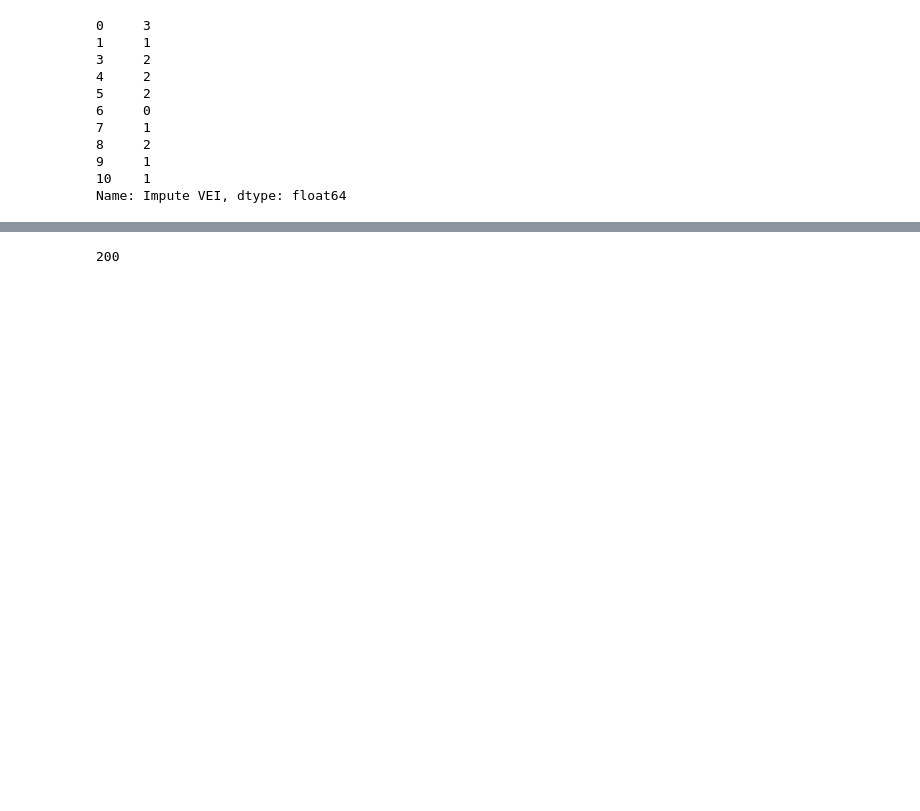
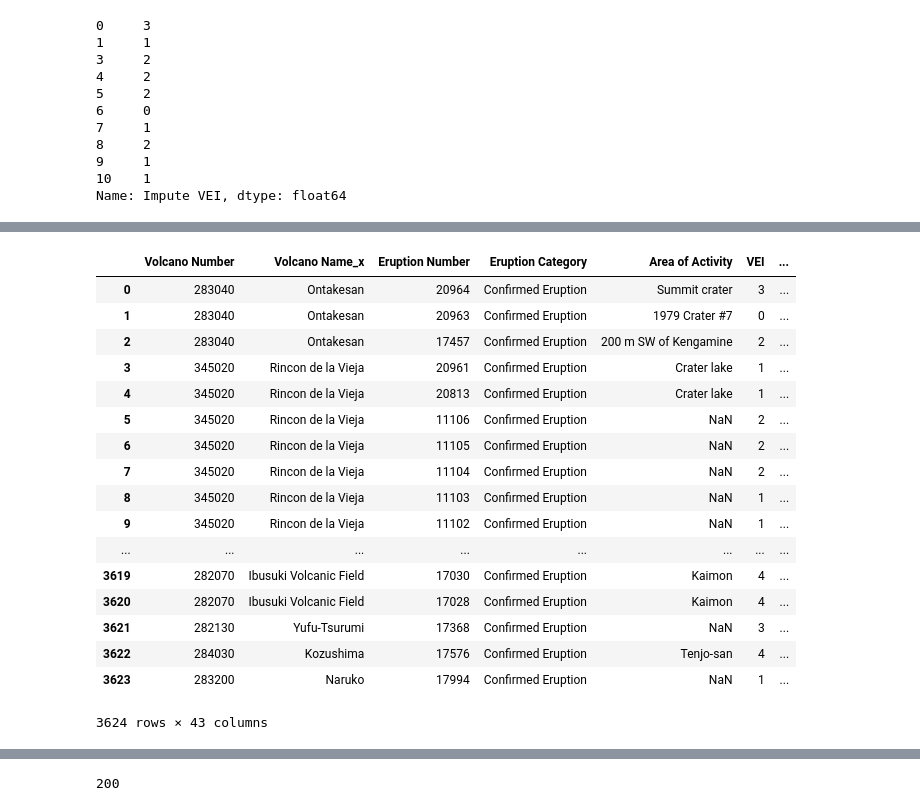
Before and after one commit to sokolo986/CS109_Volcano, a Jupyter notebook: Data CleanUp.ipynb, the cells around one changed output, grey strips where cells are left out. Drawn from its saved outputs; the diff is of its cells as text; code cells hidden in the pictures; blank space fills up the shorter version.

```diff
--- a/Data CleanUp.ipynb
+++ b/Data CleanUp.ipynb
@@ -144,0 +195,19 @@ with open('tides.txt', 'w') as handle:
+# %%
+tides = pickle.load(open('Tides/Tides/tides.txt', 'r'))
+tides2 = pickle.load(open('Tides/Tides/tides2.txt', 'r'))
+tides3 = pickle.load(open('Tides/Tides/tides3.txt', 'r'))
+tides4 = pickle.load(open('Tides/Tides/tides4.txt', 'r'))
+tides5 = pickle.load(open('Tides/Tides/tides5.txt', 'r'))
+tides6 = pickle.load(open('Tides/Tides/tides6.txt', 'r'))
+tides7 = pickle.load(open('Tides/Tides/tides7.txt', 'r'))
+tides8 = pickle.load(open('Tides/Tides/tides8.txt', 'r'))
+tides9 = pickle.load(open('Tides/Tides/tides9.txt', 'r'))
+tides10 = pickle.load(open('Tides/Tides/tides10.txt', 'r'))
+tides11 = pickle.load(open('Tides/Tides/tides11.txt', 'r'))
+tides12 = pickle.load(open('Tides/Tides/tides12.txt', 'r'))
+tides13 = pickle.load(open('Tides/Tides/tides13.txt', 'r'))
+tides14 = pickle.load(open('Tides/Tides/tides14.txt', 'r'))
+tides15 = pickle.load(open('Tides/Tides/tides15.txt', 'r'))
+tides16 = pickle.load(open('Tides/Tides/tides16.txt', 'r'))
+tides17 = pickle.load(open('Tides/Tides/tides17.txt', 'r'))
+tides18 = pickle.load(open('Tides/Tides/tides18.txt', 'r'))
@@ -235,2 +241,23 @@ tides18 = pickle.load(open('Tides/Tides/tides18.txt', 'r'))
+# %%
+pickle.load(open('conf_erup.txt', 'r'))
+# %% [output]
+|  | Volcano Number | Volcano Name_x | Eruption Number | Eruption Category | Area of Activity | VEI | ... |
+| 0 | 283040 | Ontakesan | 20964 | Confirmed Eruption | Summit crater | 3 | ... |
+| 1 | 283040 | Ontakesan | 20963 | Confirmed Eruption | 1979 Crater #7 | 0 | ... |
+| 2 | 283040 | Ontakesan | 17457 | Confirmed Eruption | 200 m SW of Kengamine | 2 | ... |
+| 3 | 345020 | Rincon de la Vieja | 20961 | Confirmed Eruption | Crater lake | 1 | ... |
+| 4 | 345020 | Rincon de la Vieja | 20813 | Confirmed Eruption | Crater lake | 1 | ... |
+| 5 | 345020 | Rincon de la Vieja | 11106 | Confirmed Eruption | NaN | 2 | ... |
+| 6 | 345020 | Rincon de la Vieja | 11105 | Confirmed Eruption | NaN | 2 | ... |
+| 7 | 345020 | Rincon de la Vieja | 11104 | Confirmed Eruption | NaN | 2 | ... |
+| 8 | 345020 | Rincon de la Vieja | 11103 | Confirmed Eruption | NaN | 1 | ... |
+| 9 | 345020 | Rincon de la Vieja | 11102 | Confirmed Eruption | NaN | 1 | ... |
+| ... | ... | ... | ... | ... | ... | ... | ... |
+| 3619 | 282070 | Ibusuki Volcanic Field | 17030 | Confirmed Eruption | Kaimon | 4 | ... |
+| 3620 | 282070 | Ibusuki Volcanic Field | 17028 | Confirmed Eruption | Kaimon | 4 | ... |
+| 3621 | 282130 | Yufu-Tsurumi | 17368 | Confirmed Eruption | NaN | 3 | ... |
+| 3622 | 284030 | Kozushima | 17576 | Confirmed Eruption | Tenjo-san | 4 | ... |
+| 3623 | 283200 | Naruko | 17994 | Confirmed Eruption | NaN | 1 | ... |
+3624 rows × 43 columns
 # %% [markdown]
 import step -- done
```
Also changed, not shown: parts of 29 cells of this notebook, 1 other file.
